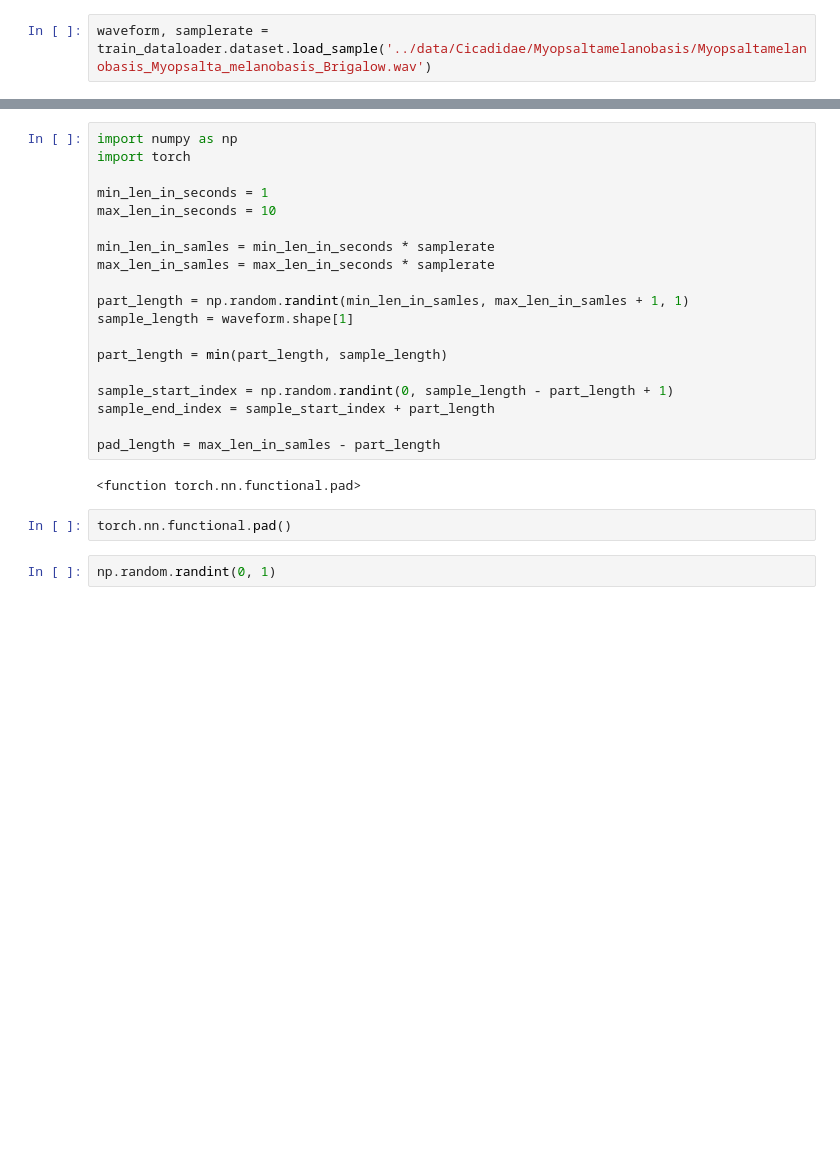
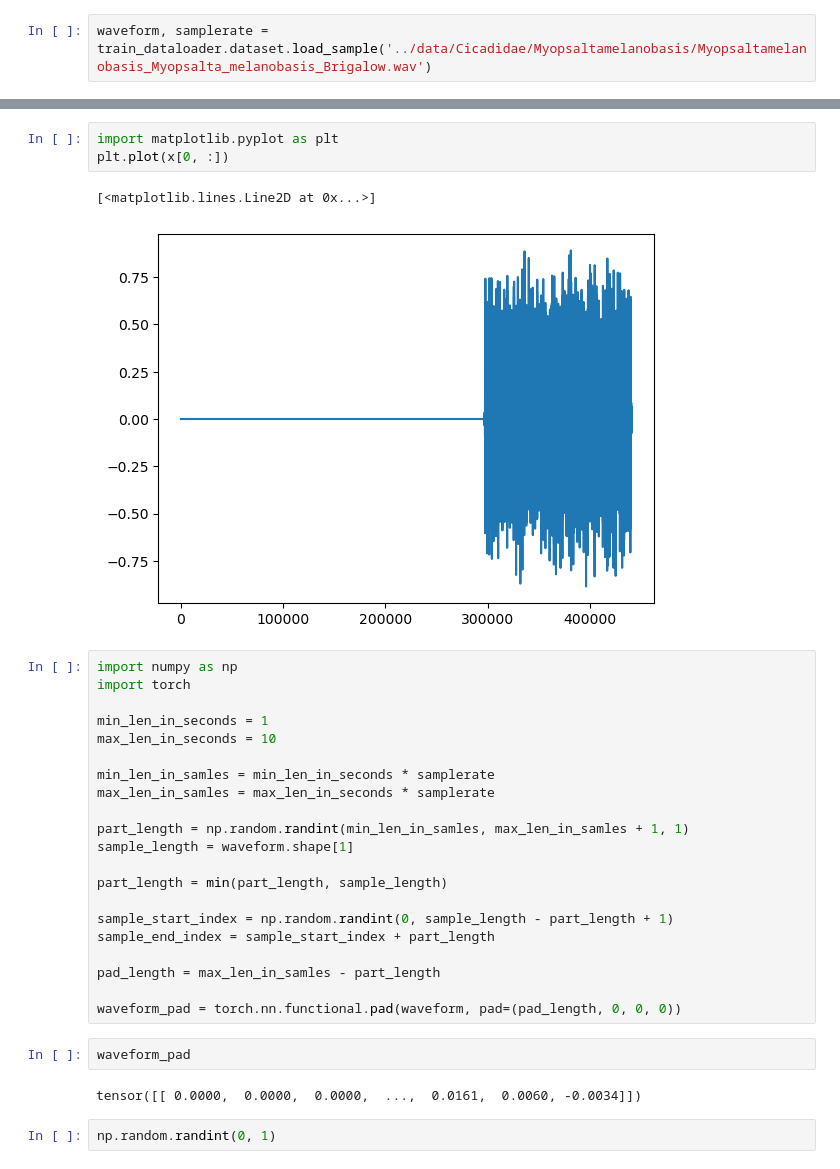
Before and after one commit to juliankraft/TermPaper1-Ecoacoustics, a Jupyter notebook: Code/data_dev.ipynb, the cells around one changed output, grey strips where cells are left out. Drawn from its saved outputs; the diff is of its cells as text; blank space fills up the shorter version.

```diff
--- a/Code/data_dev.ipynb
+++ b/Code/data_dev.ipynb
@@ -14,3 +29,9 @@ waveform, samplerate = train_dataloader.dataset.load_sample('../data/Cicadidae/M
+# %%
+import matplotlib.pyplot as plt
+plt.plot(x[0, :])
+# %% [output]
+[<matplotlib.lines.Line2D at 0x...>]
+[figure, added]
 # %%
 import numpy as np
 import torch
@@ -30,10 +51,12 @@ sample_start_index = np.random.randint(0, sample_length - part_length + 1)
 sample_end_index = sample_start_index + part_length
 
 pad_length = max_len_in_samles - part_length
+
+waveform_pad = torch.nn.functional.pad(waveform, pad=(pad_length, 0, 0, 0))
-# %% [output]
-<function torch.nn.functional.pad>
-# %%
-torch.nn.functional.pad()
+# %%
+waveform_pad
+# %% [output]
+tensor([[ 0.0000,  0.0000,  0.0000,  ...,  0.0161,  0.0060, -0.0034]])
 # %%
 np.random.randint(0, 1)
 # %% [output]
```
Also changed, not shown: parts of 6 cells of this notebook.
